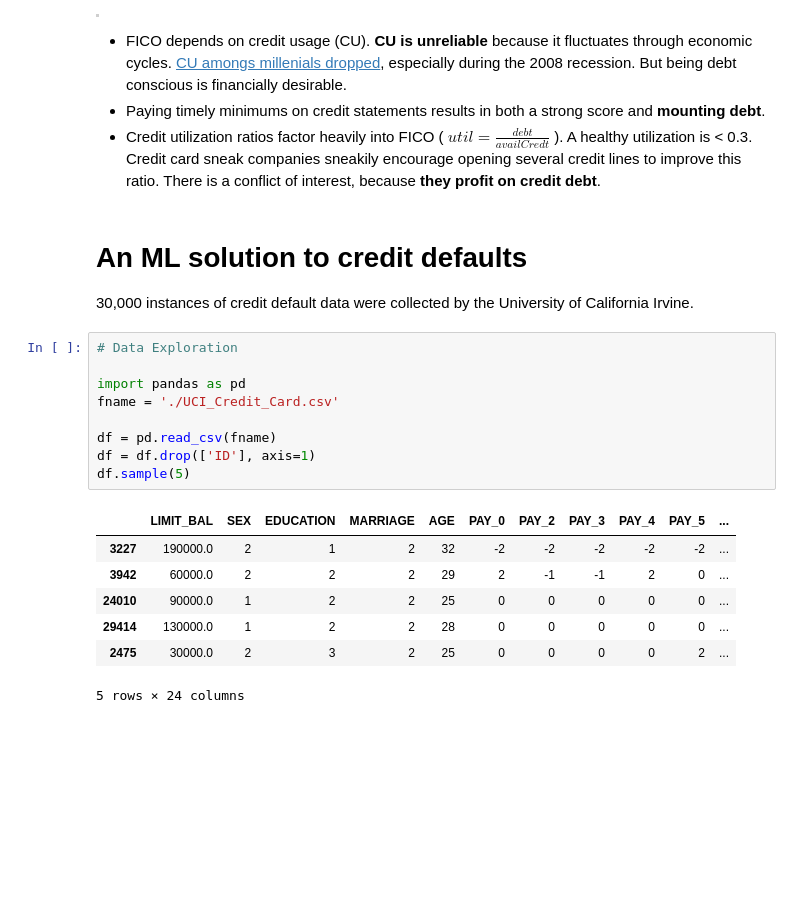
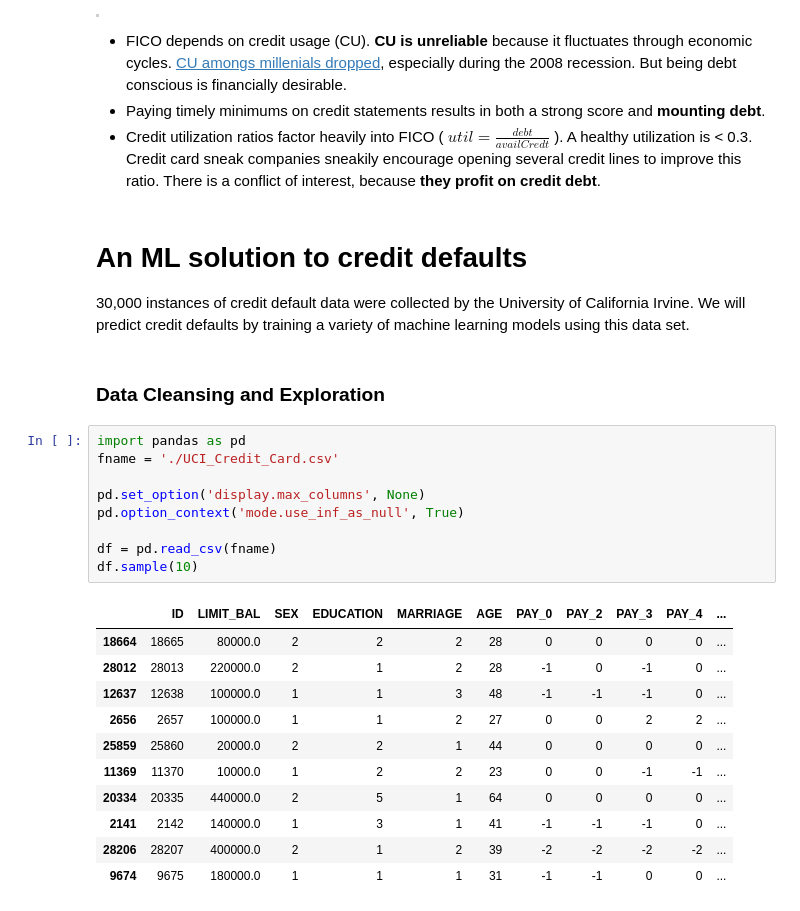
Before and after one commit to vikasagartha/uci_svc, a Jupyter notebook: credit_default.ipynb, the cells around one changed output. Saved outputs shown, nothing was run; the diff lists cells and outputs as text; blank space fills up the shorter version.

```diff
--- a/credit_default.ipynb
+++ b/credit_default.ipynb
@@ -15,21 +15,27 @@ Evidence:
 # %% [markdown]
 # An ML solution to credit defaults
 
-30,000 instances of credit default data were collected by the University of California Irvine.
+30,000 instances of credit default data were collected by the University of California Irvine. We will predict credit defaults by training a variety of machine learning models using this data set.
+# %% [markdown]
+### Data Cleansing and Exploration
 # %%
-# Data Exploration
-
 import pandas as pd
 fname = './UCI_Credit_Card.csv'
 
+pd.set_option('display.max_columns', None)
+pd.option_context('mode.use_inf_as_null', True)
+
 df = pd.read_csv(fname)
-df = df.drop(['ID'], axis=1)
-df.sample(5)
+df.sample(10)
 # %% [output]
-|  | LIMIT_BAL | SEX | EDUCATION | MARRIAGE | AGE | PAY_0 | PAY_2 | PAY_3 | PAY_4 | PAY_5 | ... |
-| 3227 | 190000.0 | 2 | 1 | 2 | 32 | -2 | -2 | -2 | -2 | -2 | ... |
-| 3942 | 60000.0 | 2 | 2 | 2 | 29 | 2 | -1 | -1 | 2 | 0 | ... |
-| 24010 | 90000.0 | 1 | 2 | 2 | 25 | 0 | 0 | 0 | 0 | 0 | ... |
-| 29414 | 130000.0 | 1 | 2 | 2 | 28 | 0 | 0 | 0 | 0 | 0 | ... |
-| 2475 | 30000.0 | 2 | 3 | 2 | 25 | 0 | 0 | 0 | 0 | 2 | ... |
+|  | ID | LIMIT_BAL | SEX | EDUCATION | MARRIAGE | AGE | PAY_0 | PAY_2 | PAY_3 | PAY_4 | ... |
+| 18664 | 18665 | 80000.0 | 2 | 2 | 2 | 28 | 0 | 0 | 0 | 0 | ... |
+| 28012 | 28013 | 220000.0 | 2 | 1 | 2 | 28 | -1 | 0 | -1 | 0 | ... |
+| 12637 | 12638 | 100000.0 | 1 | 1 | 3 | 48 | -1 | -1 | -1 | 0 | ... |
+| 2656 | 2657 | 100000.0 | 1 | 1 | 2 | 27 | 0 | 0 | 2 | 2 | ... |
+| 25859 | 25860 | 20000.0 | 2 | 2 | 1 | 44 | 0 | 0 | 0 | 0 | ... |
+| 11369 | 11370 | 10000.0 | 1 | 2 | 2 | 23 | 0 | 0 | -1 | -1 | ... |
+| 20334 | 20335 | 440000.0 | 2 | 5 | 1 | 64 | 0 | 0 | 0 | 0 | ... |
+| 2141 | 2142 | 140000.0 | 1 | 3 | 1 | 41 | -1 | -1 | -1 | 0 | ... |
+| 28206 | 28207 | 400000.0 | 2 | 1 | 2 | 39 | -2 | -2 | -2 | -2 | ... |
+| 9674 | 9675 | 180000.0 | 1 | 1 | 1 | 31 | -1 | -1 | 0 | 0 | ... |
-5 rows × 24 columns
```
Also changed, not shown: parts of 5 cells of this notebook, 1 other file.
